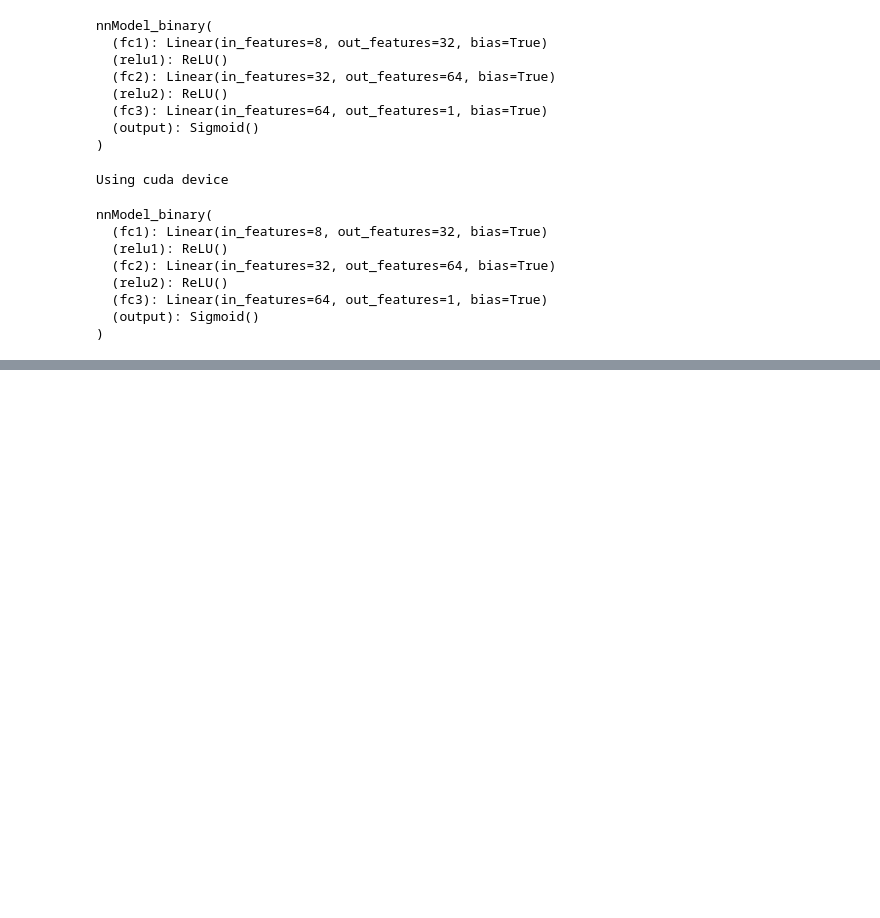
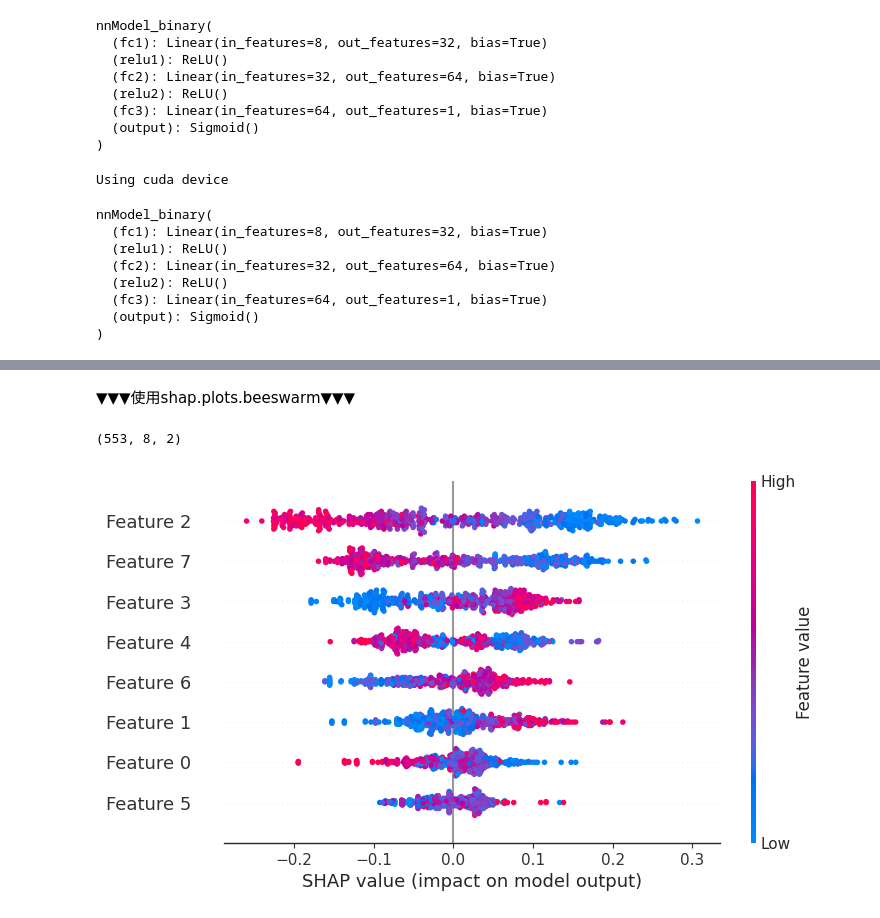
Before and after one commit to jinrumiao/Prediction-of-quality-of-Wine, a Jupyter notebook: 專題實作_02：紅酒品質預測.ipynb, the cells around one changed output, grey strips where cells are left out. Cells and saved outputs as stored; diff of their text form; code cells hidden in the pictures; blank space fills up the shorter version.

Commit message:
使用SHAP解釋模型

```diff
--- a/專題實作_02：紅酒品質預測.ipynb
+++ b/專題實作_02：紅酒品質預測.ipynb
@@ -911,0 +987,9 @@ plt.show()
+# %% [markdown]
+▼▼▼使用shap.plots.beeswarm▼▼▼
+# %%
+shap_object = explainer(X_test, check_additivity=False)
+print(shap_object.shape)
+shap.plots.beeswarm(shap_object[:, :, 0])
+# %% [output]
+(553, 8, 2)
+[figure, added]
```
Also changed, not shown: parts of 39 cells of this notebook.
